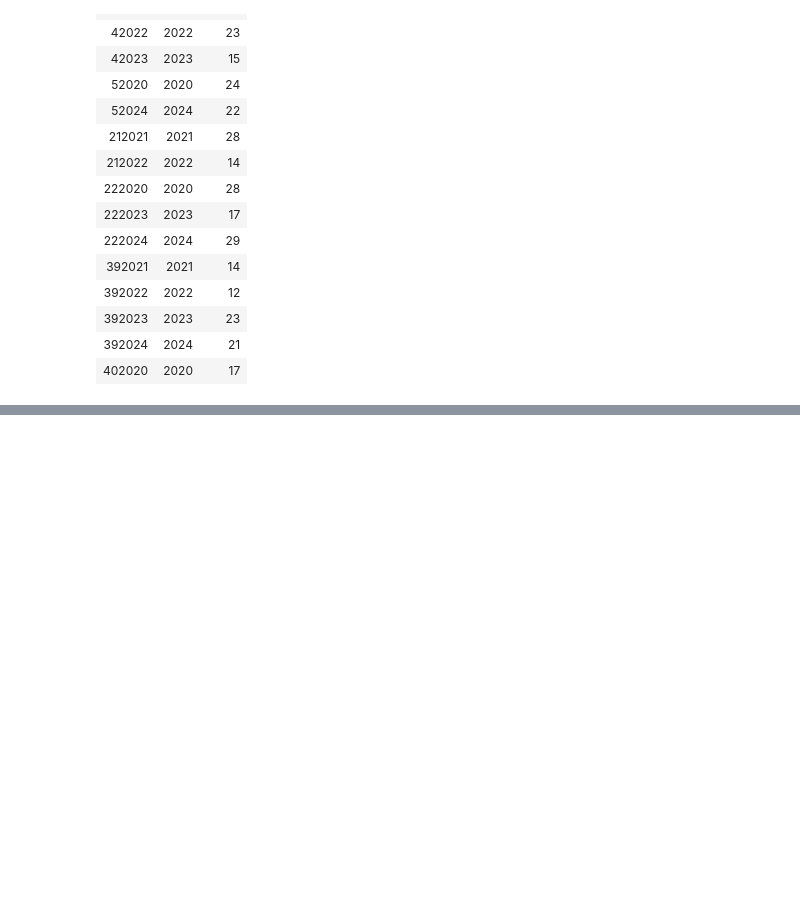
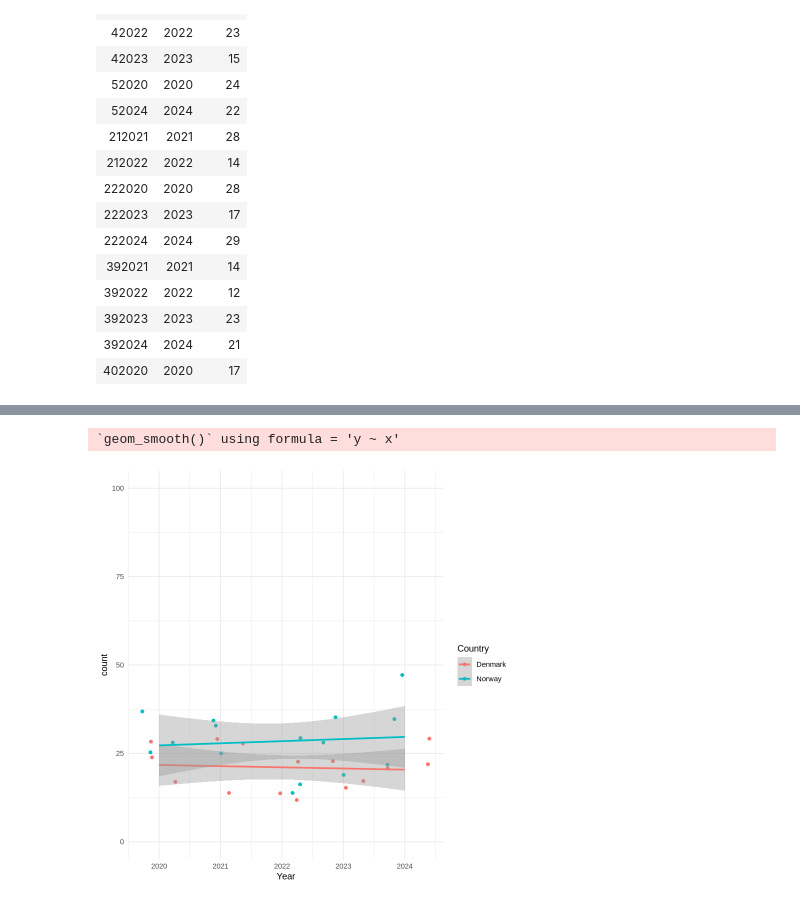
Before and after one commit to LiseFalden/CulturalDataScience, a Jupyter notebook: Coding Project.ipynb, the cells around one changed output, grey strips where cells are left out. Drawn from its saved outputs; the diff is of its cells as text; code cells hidden in the pictures; blank space fills up the shorter version.

Commit message:
made linear regression and linear model

```diff
--- a/Coding Project.ipynb
+++ b/Coding Project.ipynb
@@ -232,0 +420,14 @@ ERROR: Error: object 'Norge2' not found
+# %%
+#Adding linear regression
+#plotting the data
+ggplot(DenmarkNorway,
+       aes(x = Year,
+           y = count,
+    color = Country)) +
+    geom_point(position = 'jitter') +
+    geom_smooth(method='lm') +
+    ylim(0,100)+
+theme_minimal()
+# %% [output]
+`geom_smooth()` using formula = 'y ~ x'
+[figure, added]
```
Also changed, not shown: parts of 19 cells of this notebook, 1 other file.
